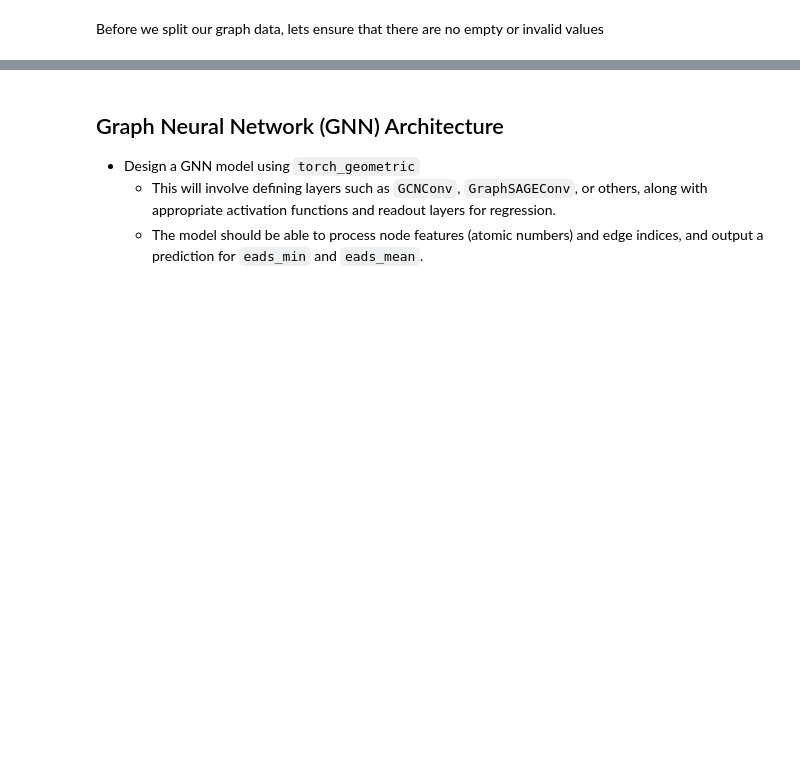
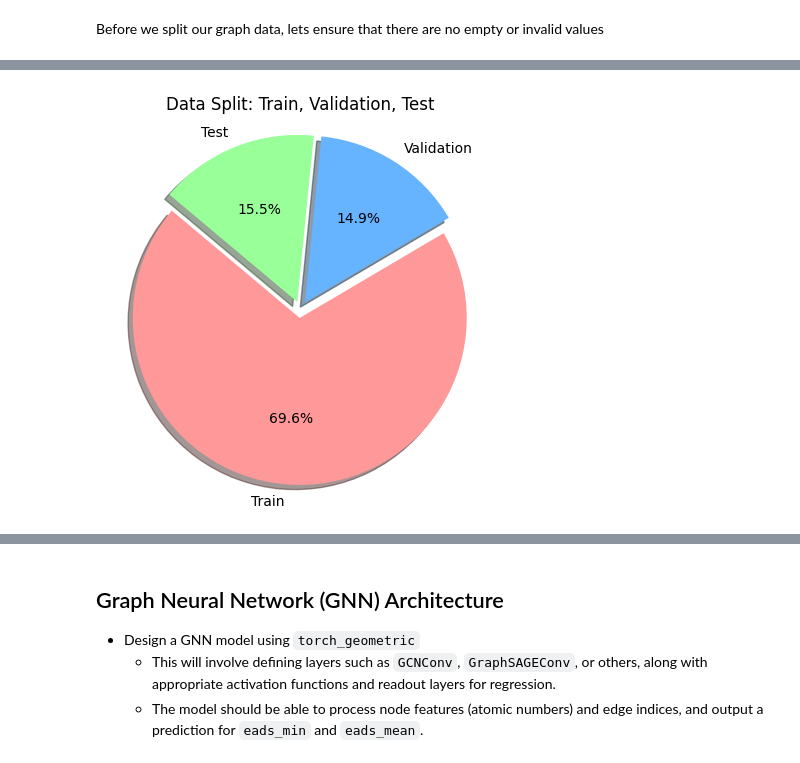
Before and after one commit to semmatoninn/CHE1148_MOFs_AtomicWizards, a Jupyter notebook: MOFs_E3GNN__AtomicWizards.ipynb, the cells around one changed output, grey strips where cells are left out. Saved outputs shown, nothing was run; the diff lists cells and outputs as text; code cells hidden in the pictures; blank space fills up the shorter version.

```diff
--- a/MOFs_E3GNN__AtomicWizards.ipynb
+++ b/MOFs_E3GNN__AtomicWizards.ipynb
@@ -208,0 +162,34 @@ def cif_to_graph_data(cif_path, df_labels, cutoff=3.0):
+# %%
+# Cell 19 — Fast CIF conversion with parallelism + caching
+import os, glob, torch
+import pandas as pd
+import numpy as np
+from ase.io import read
+from torch_geometric.data import Data
+from torch_geometric.nn import radius_graph
+from multiprocessing import Pool
+from functools import partial
+from google.colab import userdata
+
+CACHE_PATH = 'CHE1148_MOFs_AtomicWizards/graph_data_cache.pt'
+
+def cif_to_graph_data(cif_path, label_dict, cutoff=3.0):
+    try:
+        atoms = read(cif_path)
+        x   = torch.tensor(atoms.get_atomic_numbers(), dtype=torch.long).unsqueeze(1)
+        pos = torch.tensor(atoms.get_positions(), dtype=torch.float)
+        edge_index = radius_graph(pos, r=cutoff, loop=False)
+
+        mof_name = os.path.splitext(os.path.basename(cif_path))[0]
+        if mof_name not in label_dict:
+            print(f"Warning: no labels for {mof_name}")
+            return None
+
+        eads_min, eads_mean = label_dict[mof_name]
+        data = Data(x=x, edge_index=edge_index, pos=pos,
+                    y=torch.tensor([[eads_min, eads_mean]], dtype=torch.float),
+                    mof_name=mof_name)
+        return data
+    except Exception as e:
+        print(f"Error {cif_path}: {e}")
+        return None
@@ -304,15 +399,17 @@ print(f"Test set size: {len(test_dataset)}")
 # %%
 labels = ['Train', 'Validation', 'Test']
 sizes = [len(train_dataset), len(val_dataset), len(test_dataset)]
 colors = ['#ff9999','#66b3ff','#99ff99']
 explode = (0.05, 0.05, 0.05)  # Explode a slice if desired
 
-plt.figure(figsize=(8, 8))
+plt.figure(figsize=(5, 5))
 plt.pie(sizes, explode=explode, labels=labels, colors=colors,
         autopct='%1.1f%%', shadow=True, startangle=140)
 plt.axis('equal')  # Equal aspect ratio ensures that pie is drawn as a circle.
 plt.title('Data Split: Train, Validation, Test')
 plt.show()
+# %% [output]
+[figure, added]
 # %%
 import matplotlib.pyplot as plt
 import seaborn as sns
```
Also changed, not shown: parts of 14 cells of this notebook.
